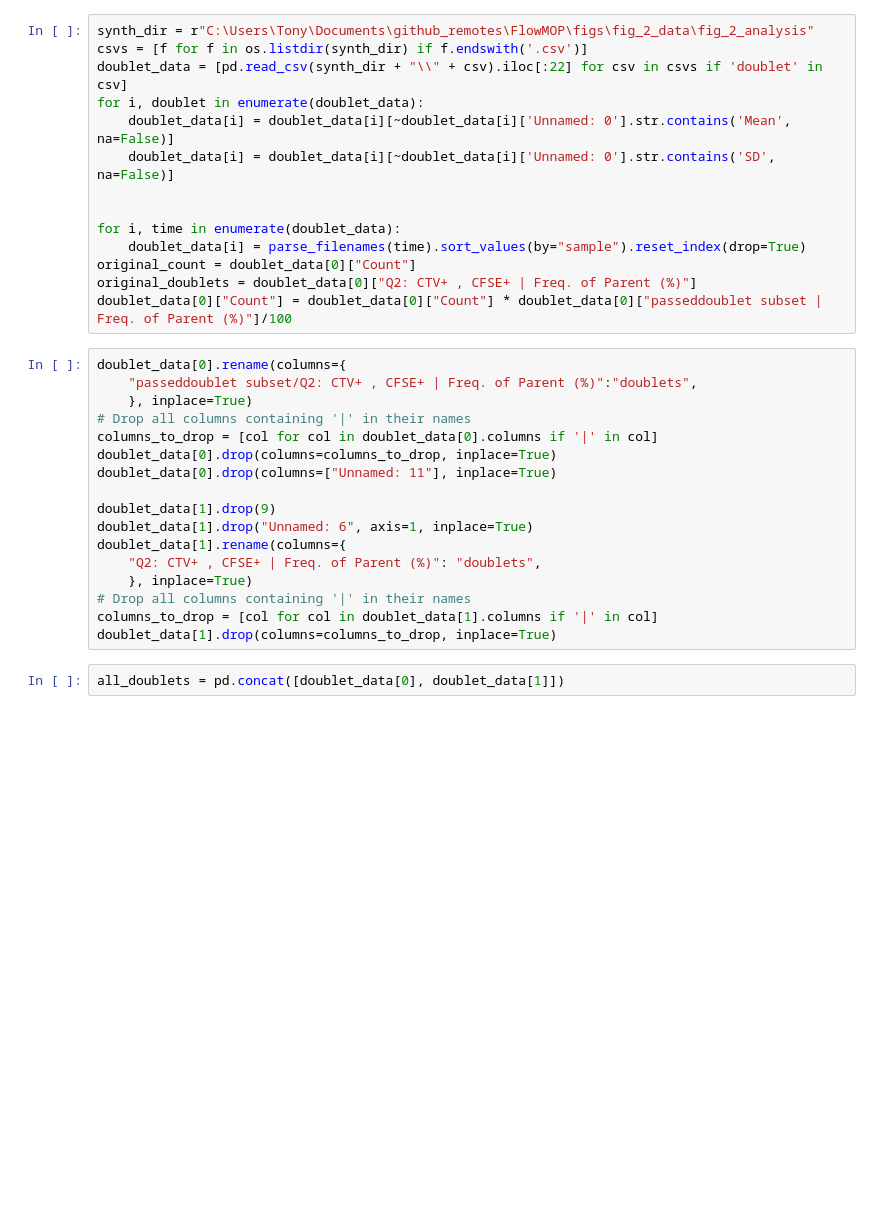
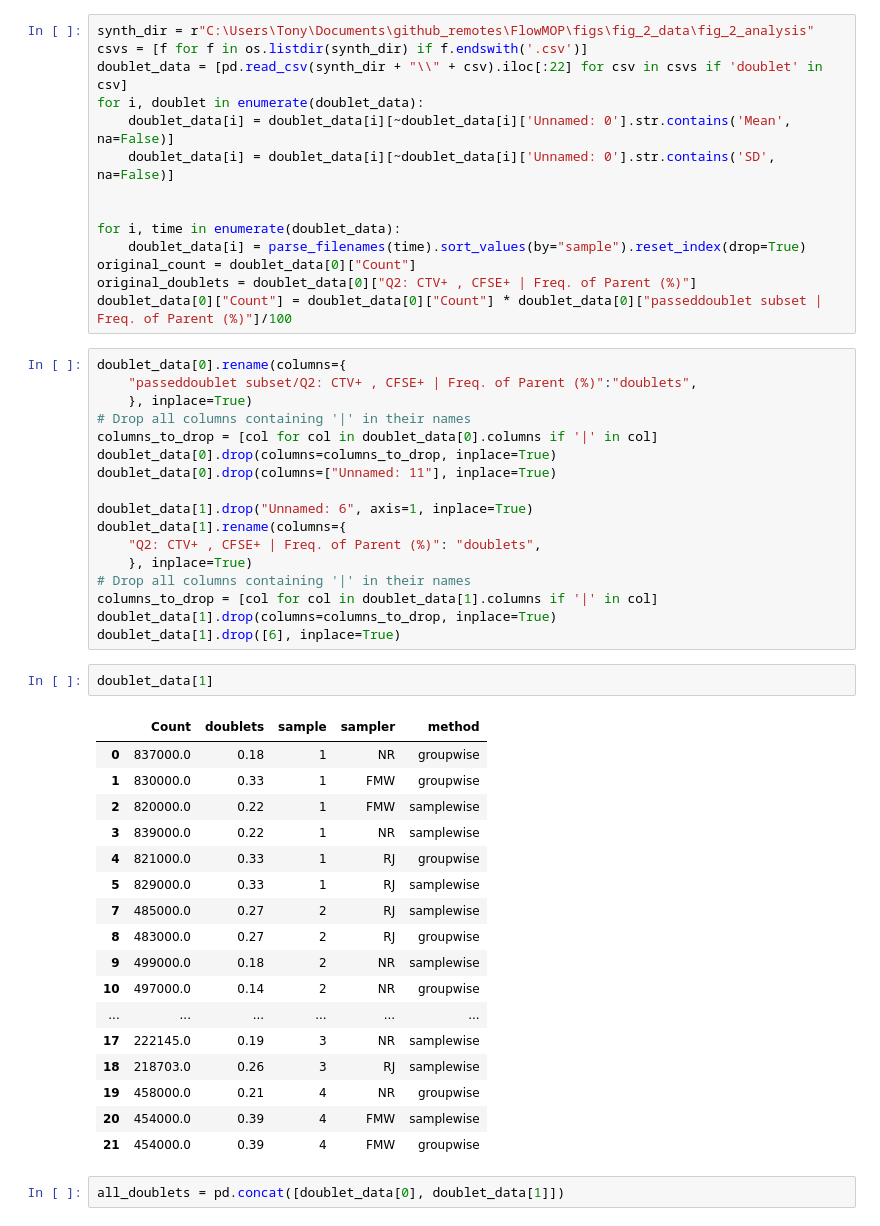
Before and after one commit to 1ordinateur/FlowMOP, a Jupyter notebook: fig_2_csv_analysis/fig_2_doublets.ipynb, the cells around one changed output. Drawn from its saved outputs; the diff is of its cells as text; blank space fills up the shorter version.

```diff
--- a/fig_2_csv_analysis/fig_2_doublets.ipynb
+++ b/fig_2_csv_analysis/fig_2_doublets.ipynb
@@ -100,7 +100,6 @@ columns_to_drop = [col for col in doublet_data[0].columns if '|' in col]
 doublet_data[0].drop(columns=columns_to_drop, inplace=True)
 doublet_data[0].drop(columns=["Unnamed: 11"], inplace=True)
 
-doublet_data[1].drop(9)
 doublet_data[1].drop("Unnamed: 6", axis=1, inplace=True)
 doublet_data[1].rename(columns={
     "Q2: CTV+ , CFSE+ | Freq. of Parent (%)": "doublets",
@@ -108,5 +107,26 @@ doublet_data[1].rename(columns={
 # Drop all columns containing '|' in their names
 columns_to_drop = [col for col in doublet_data[1].columns if '|' in col]
 doublet_data[1].drop(columns=columns_to_drop, inplace=True)
+doublet_data[1].drop([6], inplace=True)
+# %%
+doublet_data[1]
+# %% [output]
+|  | Count | doublets | sample | sampler | method |
+| 0 | 837000.0 | 0.18 | 1 | NR | groupwise |
+| 1 | 830000.0 | 0.33 | 1 | FMW | groupwise |
+| 2 | 820000.0 | 0.22 | 1 | FMW | samplewise |
+| 3 | 839000.0 | 0.22 | 1 | NR | samplewise |
+| 4 | 821000.0 | 0.33 | 1 | RJ | groupwise |
+| 5 | 829000.0 | 0.33 | 1 | RJ | samplewise |
+| 7 | 485000.0 | 0.27 | 2 | RJ | samplewise |
+| 8 | 483000.0 | 0.27 | 2 | RJ | groupwise |
+| 9 | 499000.0 | 0.18 | 2 | NR | samplewise |
+| 10 | 497000.0 | 0.14 | 2 | NR | groupwise |
+| ... | ... | ... | ... | ... | ... |
+| 17 | 222145.0 | 0.19 | 3 | NR | samplewise |
+| 18 | 218703.0 | 0.26 | 3 | RJ | samplewise |
+| 19 | 458000.0 | 0.21 | 4 | NR | groupwise |
+| 20 | 454000.0 | 0.39 | 4 | FMW | samplewise |
+| 21 | 454000.0 | 0.39 | 4 | FMW | groupwise |
 # %%
 all_doublets = pd.concat([doublet_data[0], doublet_data[1]])
```
Also changed, not shown: parts of 4 cells of this notebook, 4 other files.
